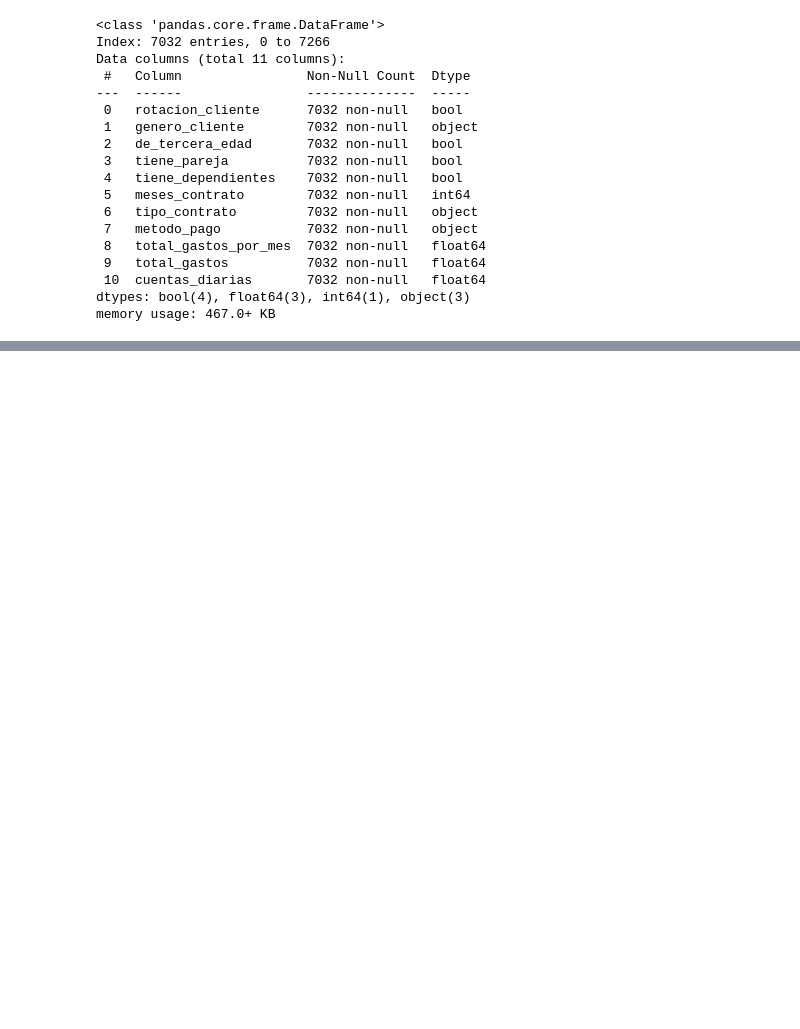
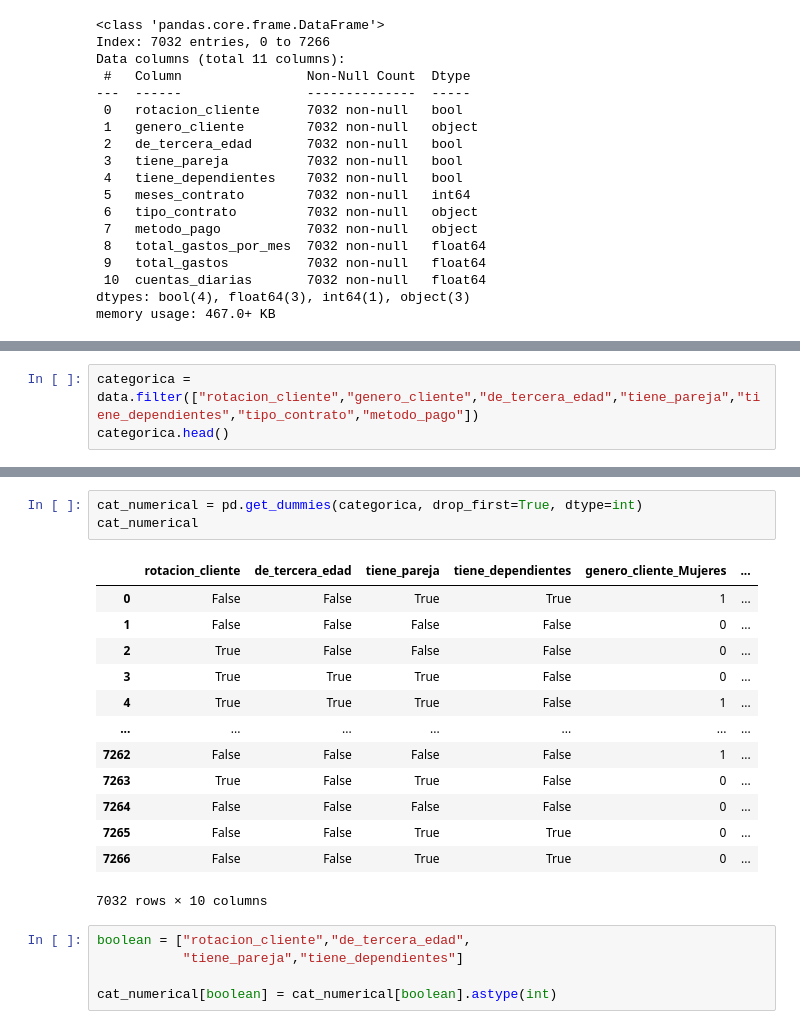
Before and after one commit to CatalinaOrtegha/3rdChallenge-TelecomX, a Jupyter notebook: 3rdChallenge_TelecomX.ipynb, the cells around one changed output, grey strips where cells are left out. Cells and saved outputs as stored; diff of their text form; blank space fills up the shorter version.

```diff
--- a/3rdChallenge_TelecomX.ipynb
+++ b/3rdChallenge_TelecomX.ipynb
@@ -43,0 +59,3 @@ memory usage: 467.0+ KB
+# %%
+categorica = data.filter(["rotacion_cliente","genero_cliente","de_tercera_edad","tiene_pareja","tiene_dependientes","tipo_contrato","metodo_pago"])
+categorica.head()
@@ -43,0 +69,22 @@ memory usage: 467.0+ KB
+# %%
+cat_numerical = pd.get_dummies(categorica, drop_first=True, dtype=int)
+cat_numerical
+# %% [output]
+|  | rotacion_cliente | de_tercera_edad | tiene_pareja | tiene_dependientes | genero_cliente_Mujeres | ... |
+| 0 | False | False | True | True | 1 | ... |
+| 1 | False | False | False | False | 0 | ... |
+| 2 | True | False | False | False | 0 | ... |
+| 3 | True | True | True | False | 0 | ... |
+| 4 | True | True | True | False | 1 | ... |
+| ... | ... | ... | ... | ... | ... | ... |
+| 7262 | False | False | False | False | 1 | ... |
+| 7263 | True | False | True | False | 0 | ... |
+| 7264 | False | False | False | False | 0 | ... |
+| 7265 | False | False | True | True | 0 | ... |
+| 7266 | False | False | True | True | 0 | ... |
+7032 rows × 10 columns
+# %%
+boolean = ["rotacion_cliente","de_tercera_edad",
+           "tiene_pareja","tiene_dependientes"]
+
+cat_numerical[boolean] = cat_numerical[boolean].astype(int)
```
Also changed, not shown: parts of 4 cells of this notebook.
